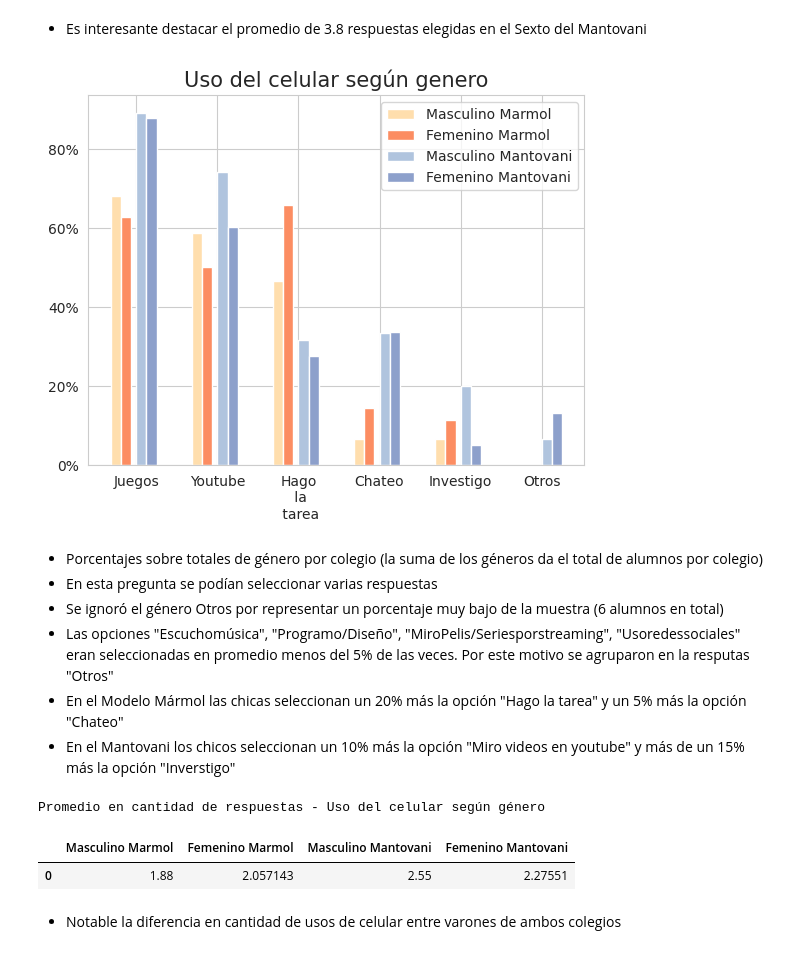
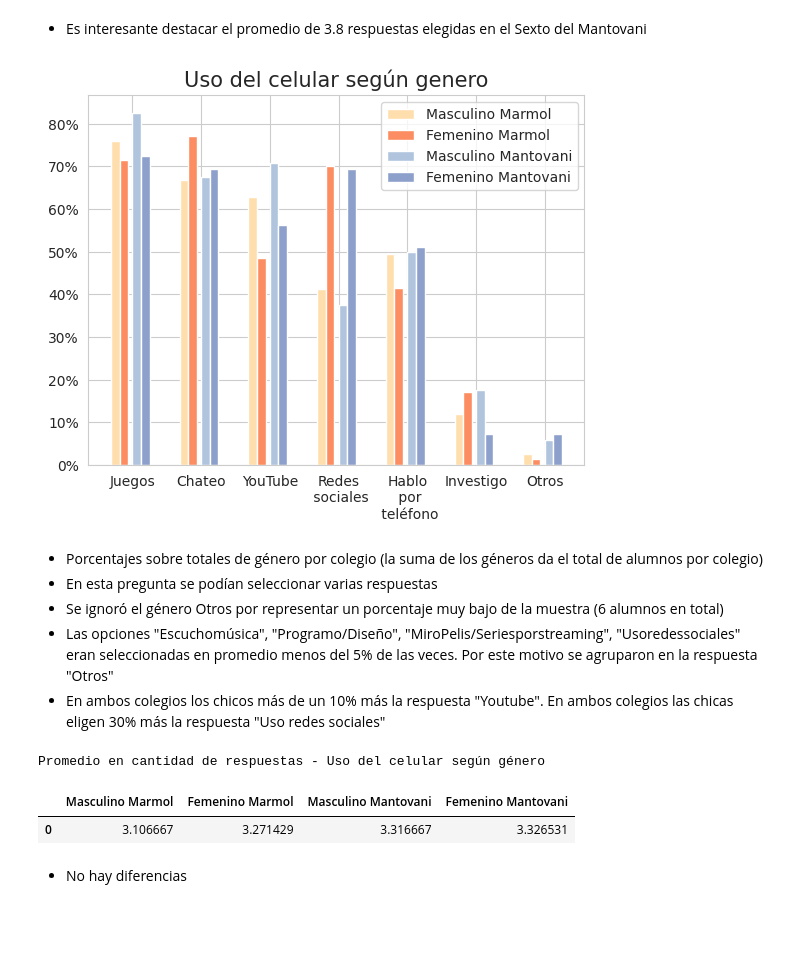
Before and after one commit to fedesassone/tesis, a Jupyter notebook: notebooks/poblacional/Poblacional.ipynb, the cells around one changed output. Saved outputs shown, nothing was run; the diff lists cells and outputs as text; code cells hidden in the pictures; blank space fills up the shorter version.

```diff
--- a/notebooks/poblacional/Poblacional.ipynb
+++ b/notebooks/poblacional/Poblacional.ipynb
@@ -923,9 +929,16 @@ otros = ["Hagolatarea", "Programo/Diseño", "Nuncausoelcelular"]
 dfs = [data_total, data_marmol, data_mantovani]
 
 result = pd.concat(dfs, axis=1)
-result = result.rename(columns={0:'Totales',
-                                1:'Modelo Marmol',
-                                2:'Juan Mantovani'})
+result = result.rename( columns={ 0:'Totales',
+                                  1:'Modelo Mármol',
+                                  2:'Juan Mantovani'},
+                        index= {"Juegojuegos": "Juegos",
+                                "Habloconamigos": "Chateo",
+                                "MirovideosenYouTube": "YouTube",
+                                "Usoredessociales": "Redes\n sociales",
+                                "Habloporteléfono": "Hablo\n por\n teléfono",
+                                "InvestigoenWikipedia/Google": "Investigo"}).fillna(0)
+
 
 result.loc["Otros"] = [0.0]*3
 
@@ -940,16 +953,13 @@ br1 = np.arange(len(result))
 br2 = [x + bar_width for x in br1]
 br3 = [x + bar_width for x in br2]
 
-labels = ("Juegos", "Chateo", "YouTube", "Redes\n sociales", \
-           "Hablo\n por\n teléfono", "Investigo", "Otros")
-
 plt.bar(br1,result['Totales']       , width=bar_width, label = 'Totales')
-plt.bar(br2,result['Modelo Marmol'] , width=bar_width, label = 'Modelo Marmol')
+plt.bar(br2,result['Modelo Mármol'] , width=bar_width, label = 'Modelo Marmol')
 plt.bar(br3,result['Juan Mantovani'], width=bar_width, label = 'Juan Mantovani')
 
 plt.gca().yaxis.set_major_formatter(PercentFormatter(1))
 plt.title("Distribución según el uso del celular", fontsize=15)
-plt.xticks([r + bar_width for r in range(len(result))], labels)
+plt.xticks([r + bar_width for r in br1], result.index)
 plt.legend()
 plt.savefig('uso_celular.png')
 # %% [output]
@@ -1061,63 +1082,76 @@ Promedio en cantidad de respuestas - Uso del celular según grado
 * Es interesante destacar el promedio de 3.8 respuestas elegidas en el Sexto del Mantovani
 # %%
 # Uso del celular según género
-data_total = df_fe["uso_computadora"].str.replace(" ", "").str.get_dummies(sep=',').sum().div(cant_total).sort_values(ascending=False)
+data_marmol_mas = marmol[marmol['genero']=="Masculino"]["uso_celular"].str.replace(" ", "").str.get_dummies(sep=',').sum().div(cant_marmol_masc).sort_values(ascending=False)
+data_marmol_fem = marmol[marmol['genero']=="Femenino"]["uso_celular"].str.replace(" ", "").str.get_dummies(sep=',').sum().div(cant_marmol_fem).sort_values(ascending=False)
 
-data_marmol_mas = marmol[marmol['genero']=="Masculino"]["uso_computadora"].str.replace(" ", "").str.get_dummies(sep=',').sum().div(cant_marmol_masc).sort_values(ascending=False)
-data_marmol_fem = marmol[marmol['genero']=="Femenino"]["uso_computadora"].str.replace(" ", "").str.get_dummies(sep=',').sum().div(cant_marmol_fem).sort_values(ascending=False)
-
-data_mantovani_mas = mantovani[mantovani['genero']=="Masculino"]["uso_computadora"].str.replace(" ", "").str.get_dummies(sep=',').sum().div(cant_mantovani_masc).sort_values(ascending=False)
-data_mantovani_fem = mantovani[mantovani['genero']=="Femenino"]["uso_computadora"].str.replace(" ", "").str.get_dummies(sep=',').sum().div(cant_mantovani_fem).sort_values(ascending=False)
+data_mantovani_mas = mantovani[mantovani['genero']=="Masculino"]["uso_celular"].str.replace(" ", "").str.get_dummies(sep=',').sum().div(cant_mantovani_masc).sort_values(ascending=False)
+data_mantovani_fem = mantovani[mantovani['genero']=="Femenino"]["uso_celular"].str.replace(" ", "").str.get_dummies(sep=',').sum().div(cant_mantovani_fem).sort_values(ascending=False)
 
 dfs = [data_marmol_mas, data_marmol_fem, data_mantovani_mas, data_mantovani_fem]
 
 result = pd.concat(dfs, axis=1)
-result = result.rename(columns={0: "Masculino Marmol", 1: "Femenino Marmol", 2: "Masculino Mantovani", 3: "Femenino Mantovani"})
+result = result.rename( columns={0: "Masculino Marmol",
+                                1: "Femenino Marmol",
+                                2: "Masculino Mantovani",
+                                3: "Femenino Mantovani"},
+                        index= {"Juegojuegos": "Juegos",
+                                "Habloconamigos": "Chateo",
+                                "MirovideosenYouTube": "YouTube",
+                                "Usoredessociales": "Redes\n sociales",
+                                "Habloporteléfono": "Hablo\n por\n teléfono",
+                                "InvestigoenWikipedia/Google": "Investigo"}).fillna(0)
+
 result.loc["Otros"] = [0.0]*4
-
-otros = ["Escuchomúsica", "Programo/Diseño", "MiroPelis/Seriesporstreaming", "Usoredessociales"]
+otros = ["Hagolatarea", "Nuncausoelcelular", "Programo/Diseño"]
 
 for row in otros:
         result.loc['Otros'] += result.loc[row]
         result.drop([row], inplace=True)
 
+result = result.reindex(['Juegos',
+                         'Chateo',
+                         'YouTube',
+                         "Redes\n sociales",
+                         "Hablo\n por\n teléfono",
+                         "Investigo",
+                         'Otros'])
+
 bar_width = 0.25
 
-ticks = [1, 3, 5, 7, 9, 11]
+ticks = [1, 3, 5, 7, 9, 11, 13]
 
 b1 = ticks
 b2 = [x + bar_width for x in b1]
 b3 = [x + 1.5* bar_width for x in b2]
 b4 = [x + bar_width for x in b3]
 
 plt.bar(b1,result["Masculino Marmol"]   , width=bar_width, label = 'Masculino Marmol', color='navajowhite')
 plt.bar(b2,result["Femenino Marmol"]    , width=bar_width, label = 'Femenino Marmol', color='C1')
 plt.bar(b3,result["Masculino Mantovani"], width=bar_width, label = 'Masculino Mantovani', color='lightsteelblue')
 plt.bar(b4,result["Femenino Mantovani"] , width=bar_width, label = 'Femenino Mantovani', color='C2')
 
 plt.gca().yaxis.set_major_formatter(PercentFormatter(1))
 plt.title("Uso del celular según genero", fontsize=15)
 
-labels = ["Juegos", "Youtube", "Hago\n la\n tarea", "Chateo", "Investigo", "Otros"]
 ticks = [x + 2*bar_width for x in ticks]
-plt.xticks(ticks, labels)
+plt.xticks(ticks, result.index)
 plt.legend(loc='upper right')
 plt.savefig('uso_celular_segun_genero.png')
 # %% [output]
-[figure, old version]
+[figure, new version]
 # %% [markdown]
 * Porcentajes sobre totales de género por colegio (la suma de los géneros da el total de alumnos por colegio)
 * En esta pregunta se podían seleccionar varias respuestas
 * Se ignoró el género Otros por representar un porcentaje muy bajo de la muestra (6 alumnos en total)
-* Las opciones "Escuchomúsica", "Programo/Diseño", "MiroPelis/Seriesporstreaming", "Usoredessociales" eran seleccionadas en promedio menos del  5% de las veces. Por este motivo se agruparon en la resputas "Otros"
-* En el Modelo Mármol las chicas seleccionan un 20% más la opción "Hago la tarea" y un 5% más la opción "Chateo"
-* En el Mantovani los chicos seleccionan un 10% más la opción "Miro videos en youtube" y más de un 15% más la opción "Inverstigo"
+* Las opciones "Escuchomúsica", "Programo/Diseño", "MiroPelis/Seriesporstreaming", "Usoredessociales" eran seleccionadas en promedio menos del 5% de las veces. Por este motivo se agruparon en la respuesta "Otros"
+* En ambos colegios los chicos más de un 10% más la respuesta "Youtube". En ambos colegios las chicas eligen 30% más la respuesta "Uso redes sociales"
 # %%
 # Promedio en cantidad de respuestas - Uso del celular según género
-data_marmol_mas = marmol[marmol['genero']=="Masculino"]["uso_computadora"].str.replace(" ", "").str.get_dummies(sep=',').transpose().sum().mean()
-data_marmol_fem = marmol[marmol['genero']=="Femenino"]["uso_computadora"].str.replace(" ", "").str.get_dummies(sep=',').transpose().sum().mean()
-data_mantovani_mas = mantovani[mantovani['genero']=="Masculino"]["uso_computadora"].str.replace(" ", "").str.get_dummies(sep=',').transpose().sum().mean()
-data_mantovani_fem = mantovani[mantovani['genero']=="Femenino"]["uso_computadora"].str.replace(" ", "").str.get_dummies(sep=',').transpose().sum().mean()
+data_marmol_mas = marmol[marmol['genero']=="Masculino"]["uso_celular"].str.replace(" ", "").str.get_dummies(sep=',').transpose().sum().mean()
+data_marmol_fem = marmol[marmol['genero']=="Femenino"]["uso_celular"].str.replace(" ", "").str.get_dummies(sep=',').transpose().sum().mean()
+data_mantovani_mas = mantovani[mantovani['genero']=="Masculino"]["uso_celular"].str.replace(" ", "").str.get_dummies(sep=',').transpose().sum().mean()
+data_mantovani_fem = mantovani[mantovani['genero']=="Femenino"]["uso_celular"].str.replace(" ", "").str.get_dummies(sep=',').transpose().sum().mean()
 
 dfs = [data_marmol_mas,data_marmol_fem,data_mantovani_mas,data_mantovani_fem]
 labels = ["Masculino Marmol","Femenino Marmol","Masculino Mantovani","Femenino Mantovani"]
@@ -1128,6 +1162,6 @@ result.head()
 # %% [output]
 Promedio en cantidad de respuestas - Uso del celular según género
 |  | Masculino Marmol | Femenino Marmol | Masculino Mantovani | Femenino Mantovani |
-| 0 | 1.88 | 2.057143 | 2.55 | 2.27551 |
+| 0 | 3.106667 | 3.271429 | 3.316667 | 3.326531 |
 # %% [markdown]
-* Notable la diferencia en cantidad de usos de celular entre varones de ambos colegios
+* No hay diferencias
```
Also changed, not shown: parts of 6 cells of this notebook, 7 other files.
